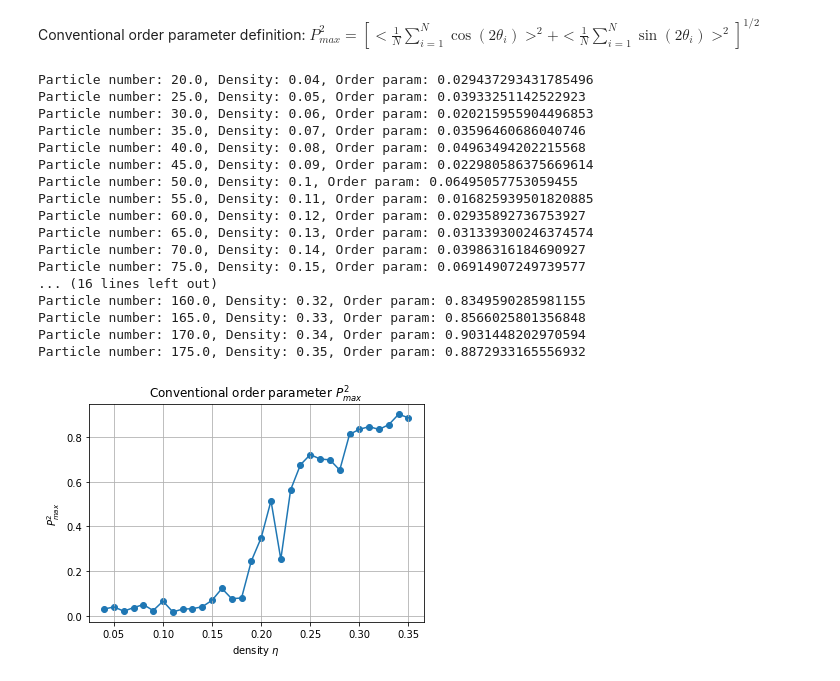
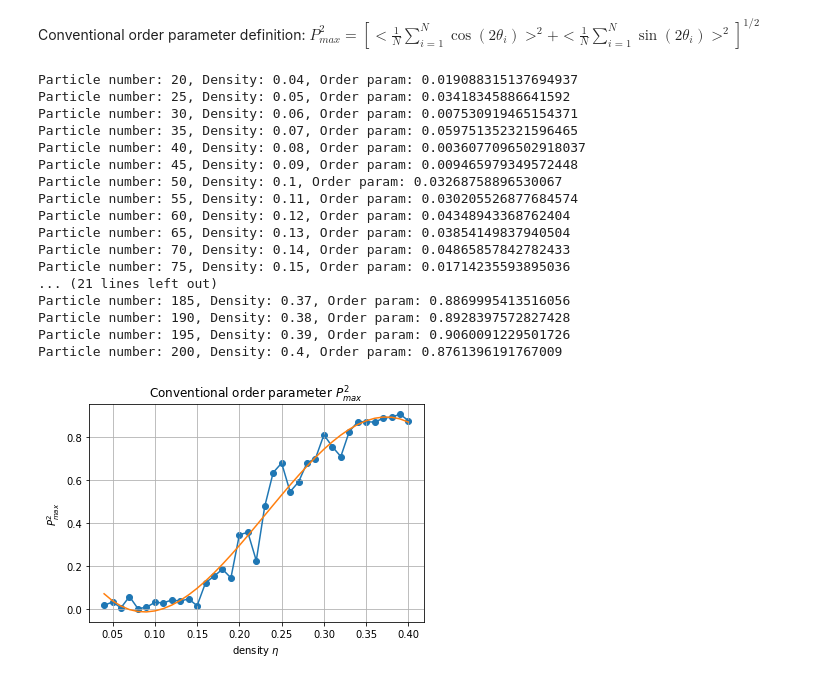
Before and after one commit to SyuW/Liquid-Crystals-Monte-Carlo, a Jupyter notebook: notebooks/PCA_Liquid_Crystals.ipynb, the cells around one changed output. Saved outputs shown, nothing was run; the diff lists cells and outputs as text; code cells hidden in the pictures.

```diff
--- a/notebooks/PCA_Liquid_Crystals.ipynb
+++ b/notebooks/PCA_Liquid_Crystals.ipynb
@@ -194,14 +184,11 @@ for particle_number in systems.keys():
     for mc_step in system_state_at_mc_step.keys():
 
         # wait for system to equilibrate
-        if mc_step >= 0:
+        if 50000 <= mc_step <= 2000000:
 
             snapshot = system_state_at_mc_step[mc_step]
 
-            mean_theta = np.mean([coord[-1] for coord in snapshot])
-
-            # subtract out the mean angle
-            thetas = np.array([coord[-1] for coord in snapshot]) - mean_theta
+            thetas = np.array([coord[-1] for coord in snapshot])
 
             cosine = np.mean([np.cos(2*theta) for theta in thetas])
             sine = np.mean([np.sin(2*theta) for theta in thetas])
@@ -209,49 +196,51 @@ for particle_number in systems.keys():
             cosines.append(cosine)
             sines.append(sine)
 
     avg_cosine = np.mean(cosines)
     avg_sine = np.mean(sines)
 
     P2max[particle_number] = np.sqrt(avg_cosine**2 + avg_sine**2)
 
 with plt.ioff():
     fig, ax = plt.subplots()
 
 for key in sorted(list(P2max.keys())):
     print(f"Particle number: {key}, Density: {key*a*b/(R**2-r**2)}, Order param: {P2max[key]}")
 
 densities = sorted([N*a*b/(R**2-r**2) for N in P2max.keys()])
 order_params = [P2max[N] for N in sorted(list(P2max.keys()))]
+spline = UnivariateSpline(densities, order_params)
 
 ax.plot(densities, order_params)
 ax.scatter(densities, order_params)
+ax.plot(densities, spline(densities))
 ax.grid()
 ax.set_xlabel(r"density $\eta$")
 ax.set_ylabel(r"$P^2_{max}$")
 ax.set_title(r"Conventional order parameter $P^2_{max}$")
 
 fig.savefig(os.path.join(results_path, "p2max.png"))
 
 plt.show()
 
 plt.close()
 # %% [output]
-Particle number: 20.0, Density: 0.04, Order param: 0.029437293431785496
-Particle number: 25.0, Density: 0.05, Order param: 0.03933251142522923
-Particle number: 30.0, Density: 0.06, Order param: 0.020215955904496853
-Particle number: 35.0, Density: 0.07, Order param: 0.03596460686040746
-Particle number: 40.0, Density: 0.08, Order param: 0.04963494202215568
-Particle number: 45.0, Density: 0.09, Order param: 0.022980586375669614
-Particle number: 50.0, Density: 0.1, Order param: 0.06495057753059455
-Particle number: 55.0, Density: 0.11, Order param: 0.016825939501820885
-Particle number: 60.0, Density: 0.12, Order param: 0.02935892736753927
-Particle number: 65.0, Density: 0.13, Order param: 0.031339300246374574
-Particle number: 70.0, Density: 0.14, Order param: 0.03986316184690927
-Particle number: 75.0, Density: 0.15, Order param: 0.06914907249739577
-... (16 lines left out)
-Particle number: 160.0, Density: 0.32, Order param: 0.8349590285981155
-Particle number: 165.0, Density: 0.33, Order param: 0.8566025801356848
-Particle number: 170.0, Density: 0.34, Order param: 0.9031448202970594
-Particle number: 175.0, Density: 0.35, Order param: 0.8872933165556932
+Particle number: 20, Density: 0.04, Order param: 0.019088315137694937
+Particle number: 25, Density: 0.05, Order param: 0.03418345886641592
+Particle number: 30, Density: 0.06, Order param: 0.007530919465154371
+Particle number: 35, Density: 0.07, Order param: 0.059751352321596465
+Particle number: 40, Density: 0.08, Order param: 0.0036077096502918037
+Particle number: 45, Density: 0.09, Order param: 0.009465979349572448
+Particle number: 50, Density: 0.1, Order param: 0.03268758896530067
+Particle number: 55, Density: 0.11, Order param: 0.030205526877684574
+Particle number: 60, Density: 0.12, Order param: 0.04348943368762404
+Particle number: 65, Density: 0.13, Order param: 0.03854149837940504
+Particle number: 70, Density: 0.14, Order param: 0.04865857842782433
+Particle number: 75, Density: 0.15, Order param: 0.01714235593895036
+... (21 lines left out)
+Particle number: 185, Density: 0.37, Order param: 0.8869995413516056
+Particle number: 190, Density: 0.38, Order param: 0.8928397572827428
+Particle number: 195, Density: 0.39, Order param: 0.9060091229501726
+Particle number: 200, Density: 0.4, Order param: 0.8761396191767009
-[figure, old version]
+[figure, new version]
 # %%
```
Also changed, not shown: parts of 14 cells of this notebook, 4 other files.
